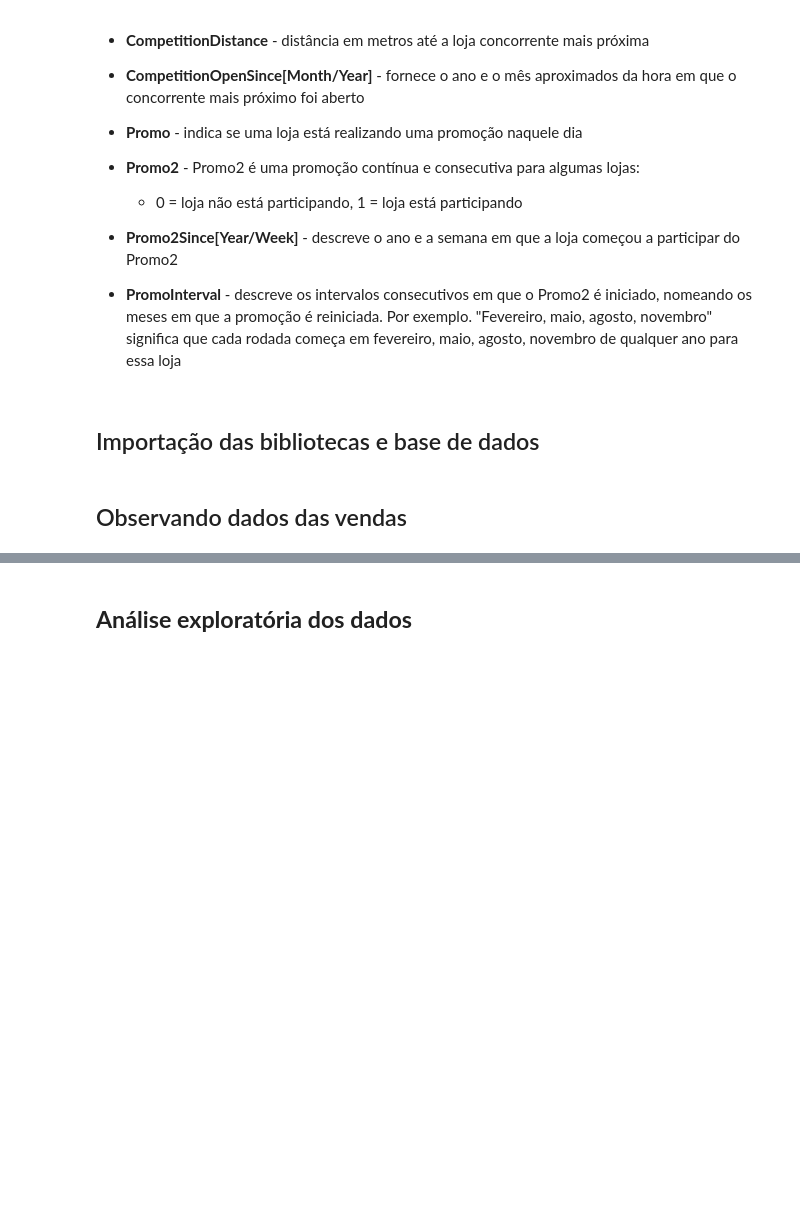
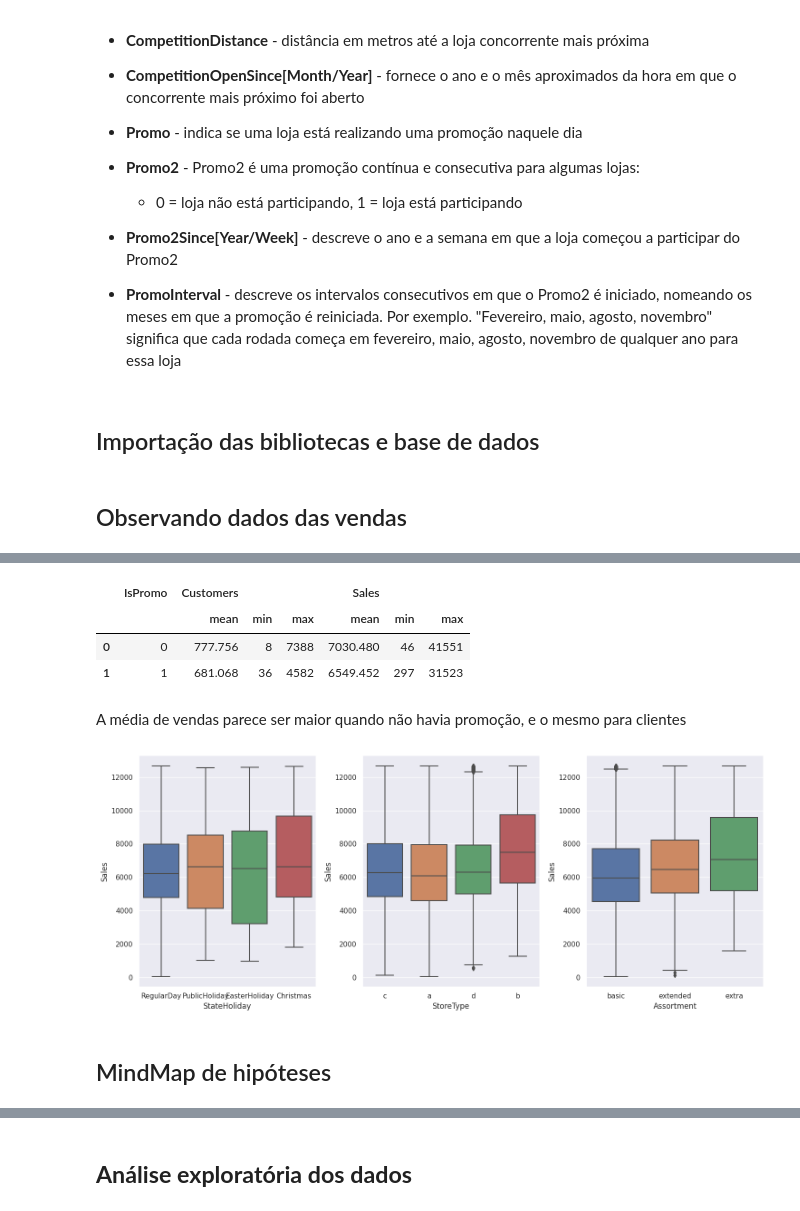
Before and after one commit to math3usvalenca/sales-analysis-and-forecasting, a Jupyter notebook: previsao_vendas.ipynb, the cells around one changed output, grey strips where cells are left out. Drawn from its saved outputs; the diff is of its cells as text; code cells hidden in the pictures; blank space fills up the shorter version.

```diff
--- a/previsao_vendas.ipynb
+++ b/previsao_vendas.ipynb
@@ -161,0 +45,2 @@ store_info_df.describe()
+# %%
+df_stores = pd.read_csv('stores_cleaning.csv')
@@ -161,0 +104,29 @@ store_info_df.describe()
+# %%
+aux = df_stores[(df_stores['StateHoliday']!='0') & (df_stores['Sales']>0)]
+# %%
+aux.groupby('IsPromo', as_index=False).agg(
+    {
+    'Customers':['mean','min','max'],
+        'Sales':['mean','min','max']
+    }
+).round(3)
+# %% [output]
+|  | IsPromo | Customers |  |  | Sales |  |  |
+|  |  | mean | min | max | mean | min | max |
+| 0 | 0 | 777.756 | 8 | 7388 | 7030.480 | 46 | 41551 |
+| 1 | 1 | 681.068 | 36 | 4582 | 6549.452 | 297 | 31523 |
+# %% [markdown]
+A média de vendas parece ser maior quando não havia promoção, e o mesmo para clientes
+# %%
+aux = aux[ aux['Sales'] < aux['Sales'].quantile(0.95)]
+# %%
+fig, (ax1,ax2,ax3) = plt.subplots(1,3,figsize=(15,6))
+sns.set_theme()
+sns.boxplot(aux,x='StateHoliday',y='Sales', ax=ax1)
+sns.boxplot(aux,x='StoreType',y='Sales', ax=ax2)
+sns.boxplot(aux,x='Assortment',y='Sales', ax=ax3)
+fig.tight_layout()
+# %% [output]
+[figure, added]
+# %% [markdown]
+## MindMap de hipóteses
```
Also changed, not shown: parts of 86 cells of this notebook, 2 other files.
